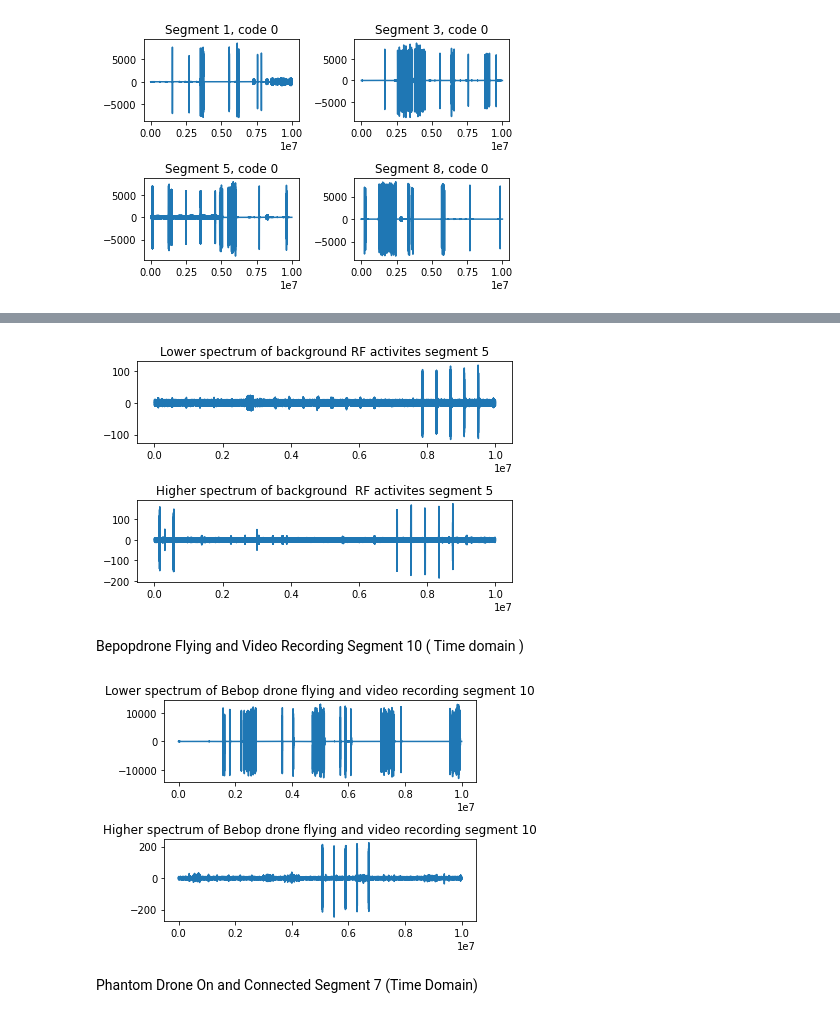
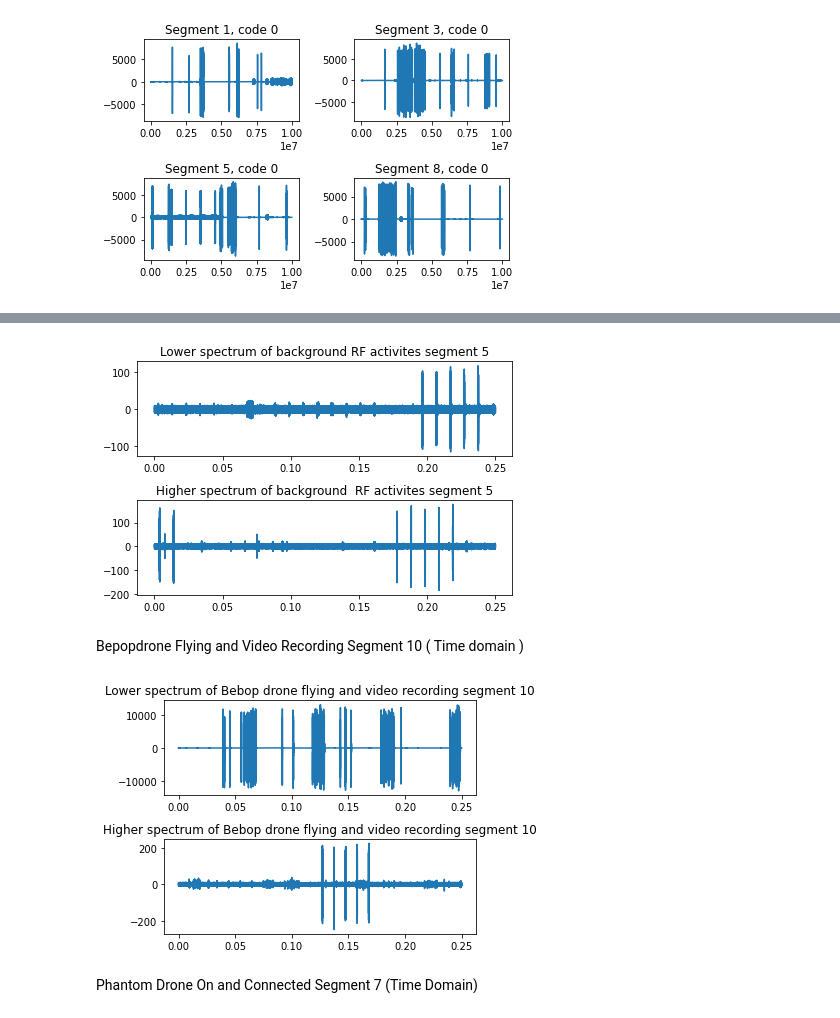
Before and after one commit to jax79sg/signals, a Jupyter notebook: DroneRF/EDA-droneRF-dataset.ipynb, the cells around one changed output, grey strips where cells are left out. Drawn from its saved outputs; the diff is of its cells as text; code cells hidden in the pictures.

```diff
--- a/DroneRF/EDA-droneRF-dataset.ipynb
+++ b/DroneRF/EDA-droneRF-dataset.ipynb
@@ -232,35 +220,42 @@ BackGround RF activities Segment 5 ( Time domain )
 # %%
 import numpy as np
-backgroundrfactivities_segment_5_H1=np.loadtxt('data/DroneRF/backgroundrfactivities/RF Data_00000_H1/00000H_5.csv', delimiter=",")
-backgroundrfactivities_segment_5_L1=np.loadtxt('data/DroneRF/backgroundrfactivities/RF Data_00000_L1/00000L_5.csv', delimiter=",")
+backgroundrfactivities_segment_5_H1=np.loadtxt('data/DroneRF/backgroundrfactivities/00000H_5.csv', delimiter=",")
+backgroundrfactivities_segment_5_L1=np.loadtxt('data/DroneRF/backgroundrfactivities/00000L_5.csv', delimiter=",")
 
+time = 0.25
+Fs = len(backgroundrfactivities_segment_5_H1)/time # 40 million Hz
+t = np.arange(0,0.25,1/Fs) # 1/Fs = Time for each step
 
 import matplotlib.pyplot as plt
 fig, axs = plt.subplots(2)
-axs[1].plot(backgroundrfactivities_segment_5_H1)
+axs[1].plot(t,backgroundrfactivities_segment_5_H1)
 axs[1].set_title('Higher spectrum of background  RF activites segment 5')
-axs[0].plot(backgroundrfactivities_segment_5_L1)
+axs[0].plot(t,backgroundrfactivities_segment_5_L1)
 axs[0].set_title('Lower spectrum of background RF activites segment 5')
 fig.tight_layout()
 # %% [output]
-[figure, old version]
+[figure, new version]
 # %% [markdown]
 Bepopdrone Flying and Video Recording Segment 10 ( Time domain )
 # %%
 import numpy as np
-Bebop_flying_videorecording_segment_10_H1=np.loadtxt('data/DroneRF/bepopdrone/10011H_10.csv', delimiter=",")
-Bebop_flying_videorecording_segment_10_L1=np.loadtxt('data/DroneRF/bepopdrone/10011L_10.csv', delimiter=",")
+Bebop_flying_videorecording_segment_10_H1=np.loadtxt('/home/jax/projects/signals/bebopdrone/10011H_10.csv', delimiter=",")
+Bebop_flying_videorecording_segment_10_L1=np.loadtxt('/home/jax/projects/signals/bebopdrone/10011L_10.csv', delimiter=",")
 
+
+Fs = len(backgroundrfactivities_segment_5_H1)/time # 40 million Hz
+
+t = np.arange(0,0.25,1/Fs) # 1/Fs = Time for each step
 
 import matplotlib.pyplot as plt
 fig, axs = plt.subplots(2)
-axs[1].plot(Bebop_flying_videorecording_segment_10_H1)
+axs[1].plot(t,Bebop_flying_videorecording_segment_10_H1)
 axs[1].set_title('Higher spectrum of Bebop drone flying and video recording segment 10')
-axs[0].plot(Bebop_flying_videorecording_segment_10_L1)
+axs[0].plot(t,Bebop_flying_videorecording_segment_10_L1)
 axs[0].set_title('Lower spectrum of Bebop drone flying and video recording segment 10')
 fig.tight_layout()
 # %% [output]
-[figure, old version]
+[figure, new version]
 # %% [markdown]
 Phantom Drone On and Connected Segment 7 (Time Domain)
 # %%
```
Also changed, not shown: parts of 42 cells of this notebook, 51 other files.
